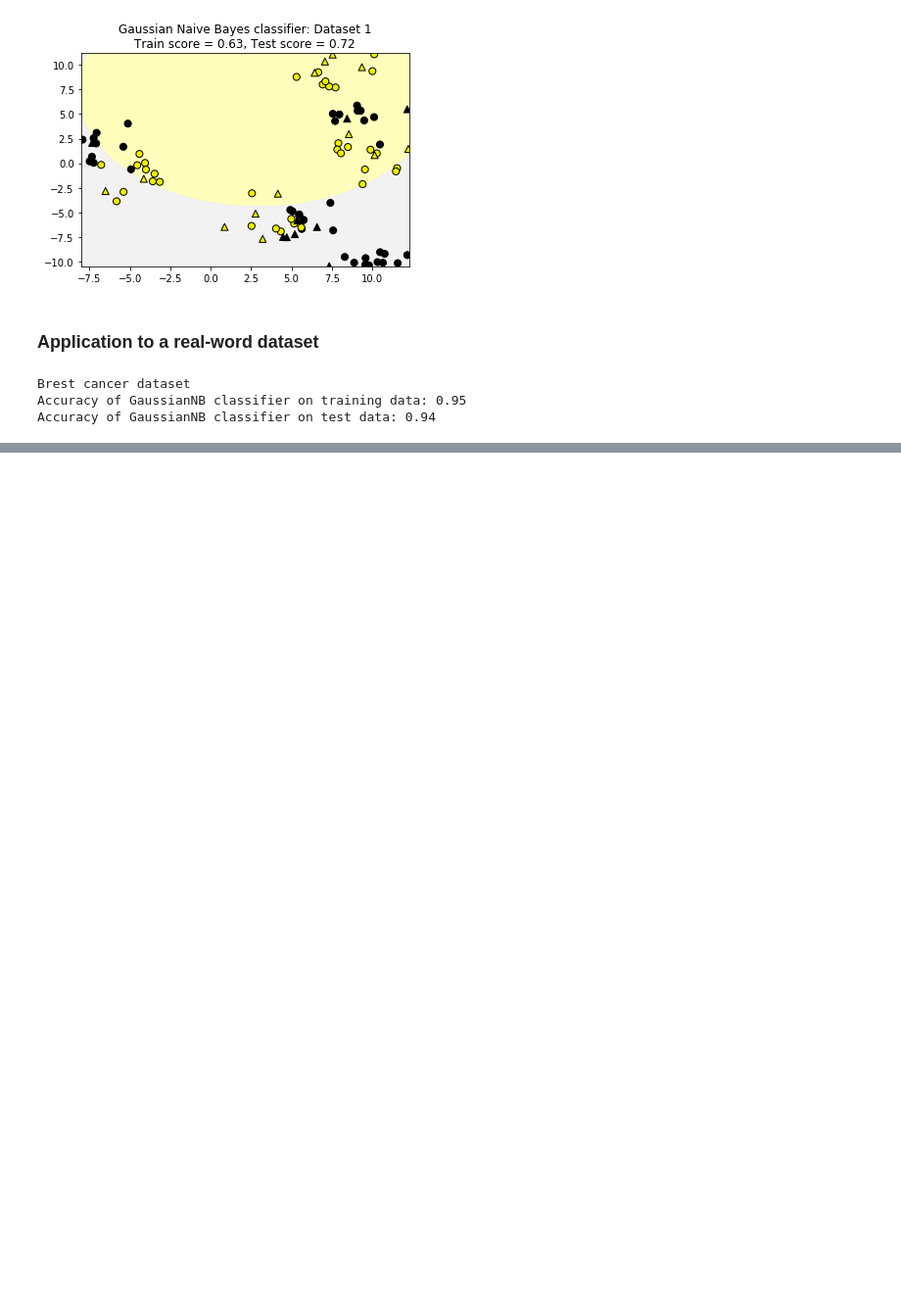
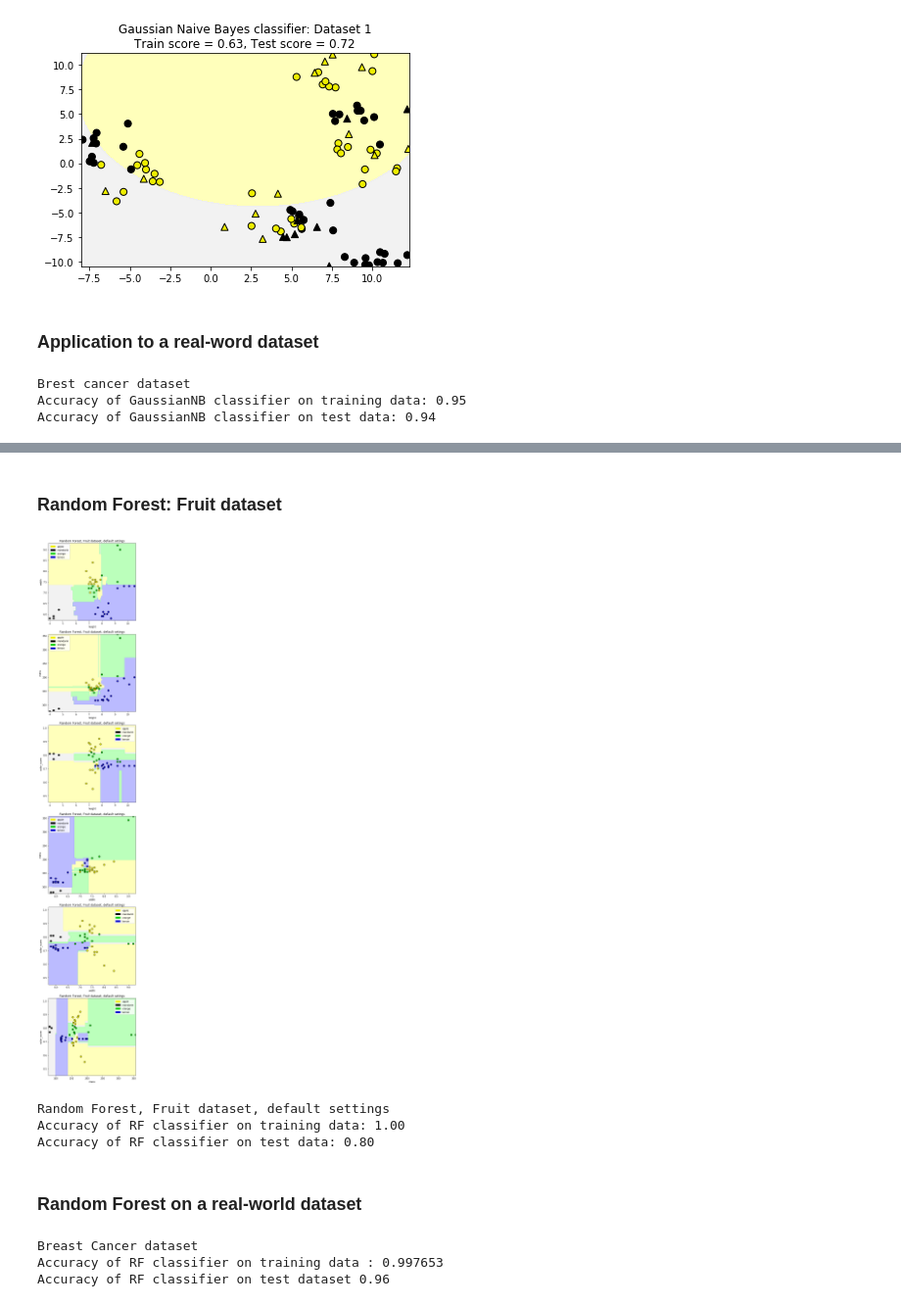
Before and after one commit to djaballah/Applied-Machine-Learning, a Jupyter notebook: module 4/module3-notebook.ipynb, the cells around one changed output, grey strips where cells are left out. Shown: that part at 98% size. Drawn from its saved outputs; the diff is of its cells as text; code cells hidden in the pictures; blank space fills up the shorter version.

```diff
--- a/module 4/module3-notebook.ipynb
+++ b/module 4/module3-notebook.ipynb
@@ -124,0 +145,60 @@ Accuracy of GaussianNB classifier on test data: 0.94
+# %% [markdown]
+### Random Forest: Fruit dataset
+# %%
+from sklearn.ensemble import RandomForestClassifier
+from sklearn.model_selection import train_test_split
+from adspy_shared_utilities import plot_class_regions_for_classifier_subplot
+
+X_train, X_test, y_train, y_test = train_test_split(X_fruits.as_matrix(), y_fruits.as_matrix(), random_state=0)
+
+title = 'Random Forest, Fruit dataset, default setings'
+pair_list = [[0,1], [0,2], [0,3], [1,2], [1,3], [2,3]]
+
+fig, subaxes = plt.subplots(6, 1, figsize=(6, 32))
+
+for pair, ax in zip(pair_list, subaxes):
+    X = X_train[:, pair]
+    y = y_train
+    clf = RandomForestClassifier()
+    clf.fit(X, y)
+    plot_class_regions_for_classifier_subplot(clf, X, y, None,
+                                             None, title, ax,
+                                             target_names_fruits)
+
+    ax.set_xlabel(feature_names_fruits[pair[0]])
+    ax.set_ylabel(feature_names_fruits[pair[1]])
+
+plt.tight_layout()
+plt.show()
+
+clf = RandomForestClassifier(n_estimators=6, random_state=0)
+clf.fit(X_train, y_train)
+
+print('Random Forest, Fruit dataset, default settings')
+print('Accuracy of RF classifier on training data: {:.2f}'.
+     format(clf.score(X_train, y_train)))
+print('Accuracy of RF classifier on test data: {:.2f}'.
+     format(clf.score(X_test, y_test)))
+# %% [output]
+[figure, added]
+Random Forest, Fruit dataset, default settings
+Accuracy of RF classifier on training data: 1.00
+Accuracy of RF classifier on test data: 0.80
+# %% [markdown]
+### Random Forest on a real-world dataset
+# %%
+from sklearn.ensemble import RandomForestClassifier
+from sklearn.model_selection import train_test_split
+
+X_train, X_test, y_train, y_test = train_test_split(X_cancer, y_cancer, random_state=0)
+
+clf = RandomForestClassifier()
+clf.fit(X_train, y_train)
+print('Breast Cancer dataset')
+print('Accuracy of RF classifier on training data : {:2f}'.
+     format(clf.score(X_train, y_train)))
+print('Accuracy of RF classifier on test dataset {:.2f}'.format(clf.score(X_test, y_test)))
+# %% [output]
+Breast Cancer dataset
+Accuracy of RF classifier on training data : 0.997653
+Accuracy of RF classifier on test dataset 0.96
```
Also changed, not shown: parts of 9 cells of this notebook.
